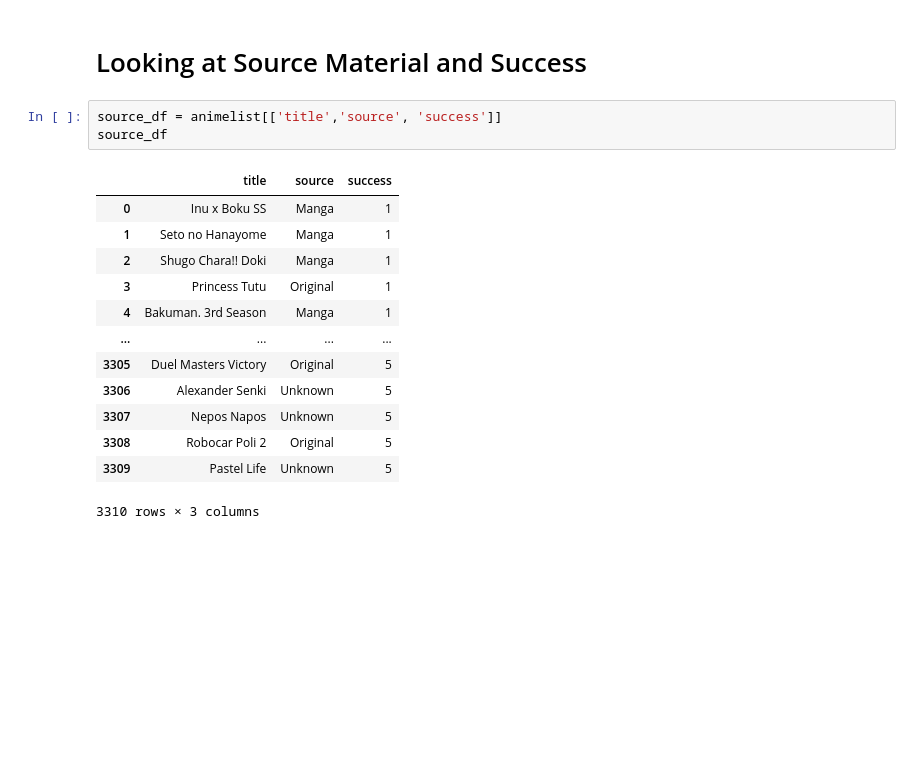
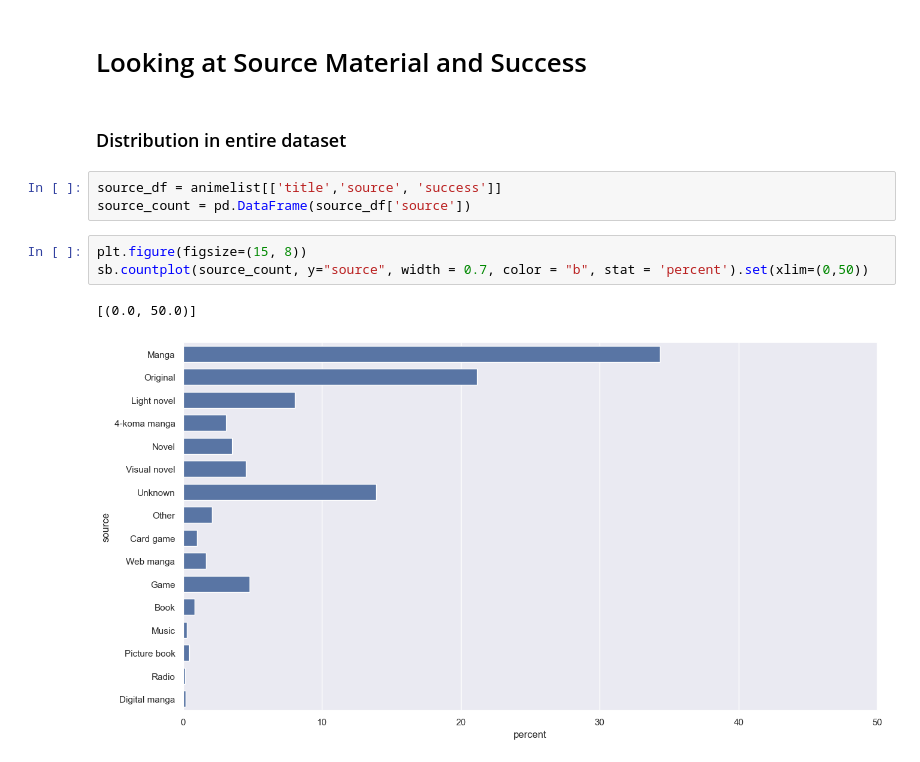
Before and after one commit to TanGuiShan/mini_project, a Jupyter notebook: Data Visualisation.ipynb, the cells around one changed output. Saved outputs shown, nothing was run; the diff lists cells and outputs as text; blank space fills up the shorter version.

```diff
--- a/Data Visualisation.ipynb
+++ b/Data Visualisation.ipynb
@@ -370,20 +372,14 @@ top_30_members
 From the 2 cells, we can conclude that 'popularity' is actually a ranking of the 'members' column such that the show with most 'members' has 'poplarity'=1, the show with 2nd most 'members' has 'popularity'=2, etc.
 # %% [markdown]
 # Looking at Source Material and Success
+# %% [markdown]
+### Distribution in entire dataset
 # %%
 source_df = animelist[['title','source', 'success']]
-source_df
+source_count = pd.DataFrame(source_df['source'])
-# %% [output]
-|  | title | source | success |
-| 0 | Inu x Boku SS | Manga | 1 |
-| 1 | Seto no Hanayome | Manga | 1 |
-| 2 | Shugo Chara!! Doki | Manga | 1 |
-| 3 | Princess Tutu | Original | 1 |
-| 4 | Bakuman. 3rd Season | Manga | 1 |
-| ... | ... | ... | ... |
-| 3305 | Duel Masters Victory | Original | 5 |
-| 3306 | Alexander Senki | Unknown | 5 |
-| 3307 | Nepos Napos | Unknown | 5 |
-| 3308 | Robocar Poli 2 | Original | 5 |
-| 3309 | Pastel Life | Unknown | 5 |
-3310 rows × 3 columns
+# %%
+plt.figure(figsize=(15, 8))
+sb.countplot(source_count, y="source", width = 0.7, color = "b", stat = 'percent').set(xlim=(0,50))
+# %% [output]
+[(0.0, 50.0)]
+[figure, added]
```
Also changed, not shown: parts of 4 cells of this notebook.
